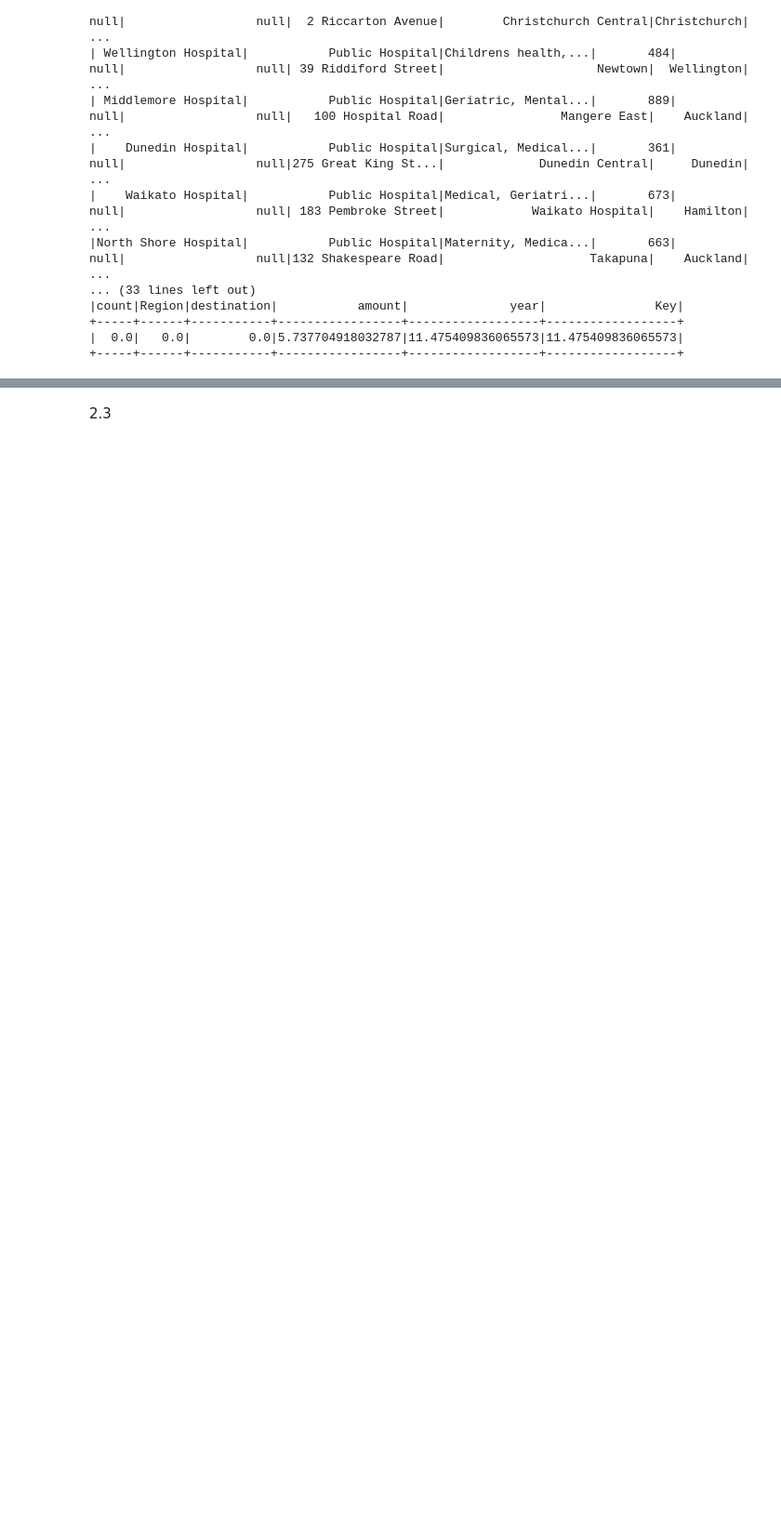
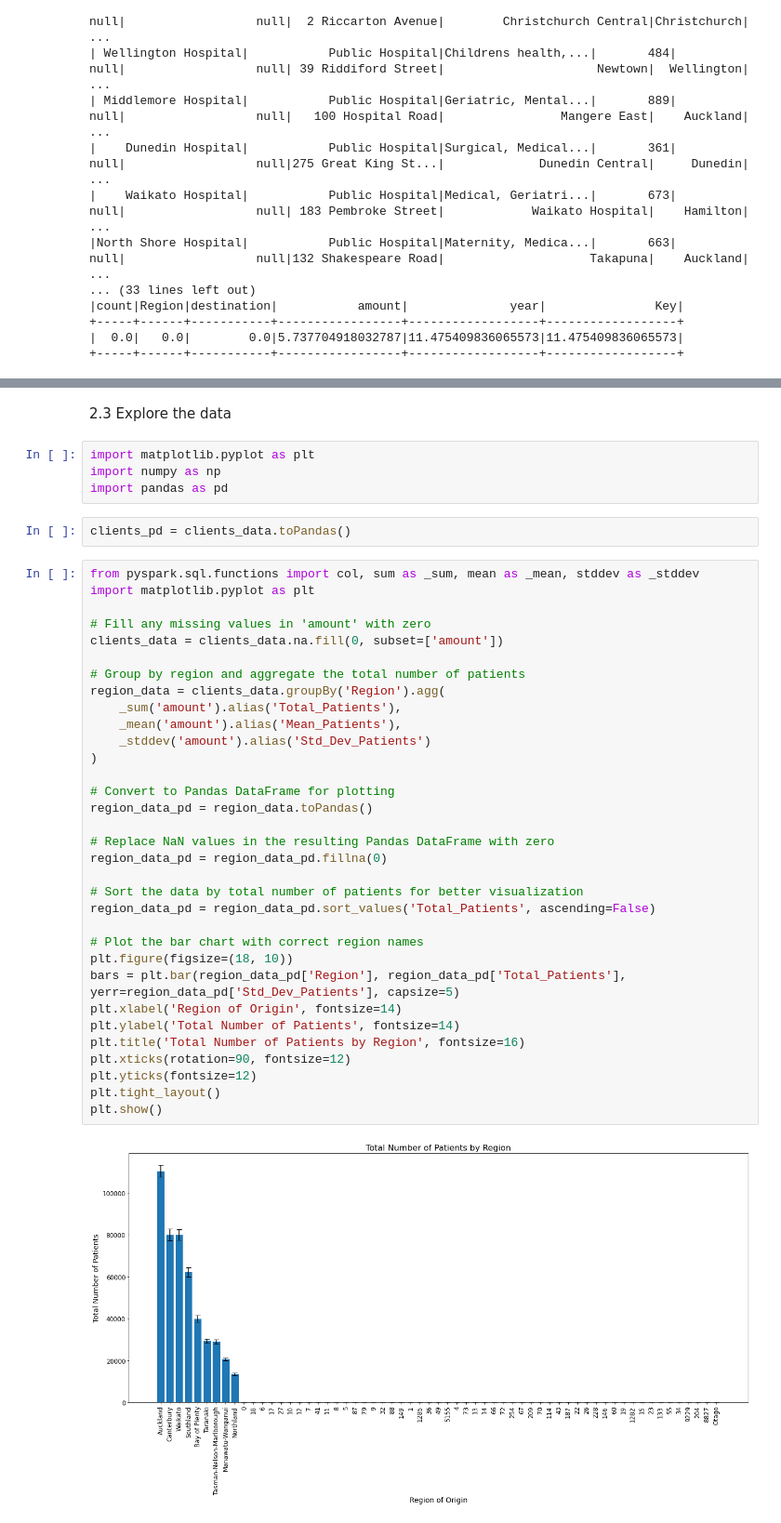
Before and after one commit to Dianfan-Lyu/test, a Jupyter notebook: data.ipynb, the cells around one changed output, grey strips where cells are left out. Shown at 93% size. Saved outputs shown, nothing was run; the diff lists cells and outputs as text; blank space fills up the shorter version.

```diff
--- a/data.ipynb
+++ b/data.ipynb
@@ -130,4 +140,45 @@ Percentage of outliers in amount: 14.262295081967213%
 |   0.0| 0.0|   0.0|    0.0|
 +------+----+------+-------+
 # %% [markdown]
-2.3
+2.3 Explore the data
+# %%
+import matplotlib.pyplot as plt
+import numpy as np
+import pandas as pd
+# %%
+clients_pd = clients_data.toPandas()
+# %%
+from pyspark.sql.functions import col, sum as _sum, mean as _mean, stddev as _stddev
+import matplotlib.pyplot as plt
+
+# Fill any missing values in 'amount' with zero
+clients_data = clients_data.na.fill(0, subset=['amount'])
+
+# Group by region and aggregate the total number of patients
+region_data = clients_data.groupBy('Region').agg(
+    _sum('amount').alias('Total_Patients'),
+    _mean('amount').alias('Mean_Patients'),
+    _stddev('amount').alias('Std_Dev_Patients')
+)
+
+# Convert to Pandas DataFrame for plotting
+region_data_pd = region_data.toPandas()
+
+# Replace NaN values in the resulting Pandas DataFrame with zero
+region_data_pd = region_data_pd.fillna(0)
+
+# Sort the data by total number of patients for better visualization
+region_data_pd = region_data_pd.sort_values('Total_Patients', ascending=False)
+
+# Plot the bar chart with correct region names
+plt.figure(figsize=(18, 10))
+bars = plt.bar(region_data_pd['Region'], region_data_pd['Total_Patients'], yerr=region_data_pd['Std_Dev_Patients'], capsize=5)
+plt.xlabel('Region of Origin', fontsize=14)
+plt.ylabel('Total Number of Patients', fontsize=14)
+plt.title('Total Number of Patients by Region', fontsize=16)
+plt.xticks(rotation=90, fontsize=12)
+plt.yticks(fontsize=12)
+plt.tight_layout()
+plt.show()
+# %% [output]
+[figure, added]
```
Also changed, not shown: parts of 3 cells of this notebook.
